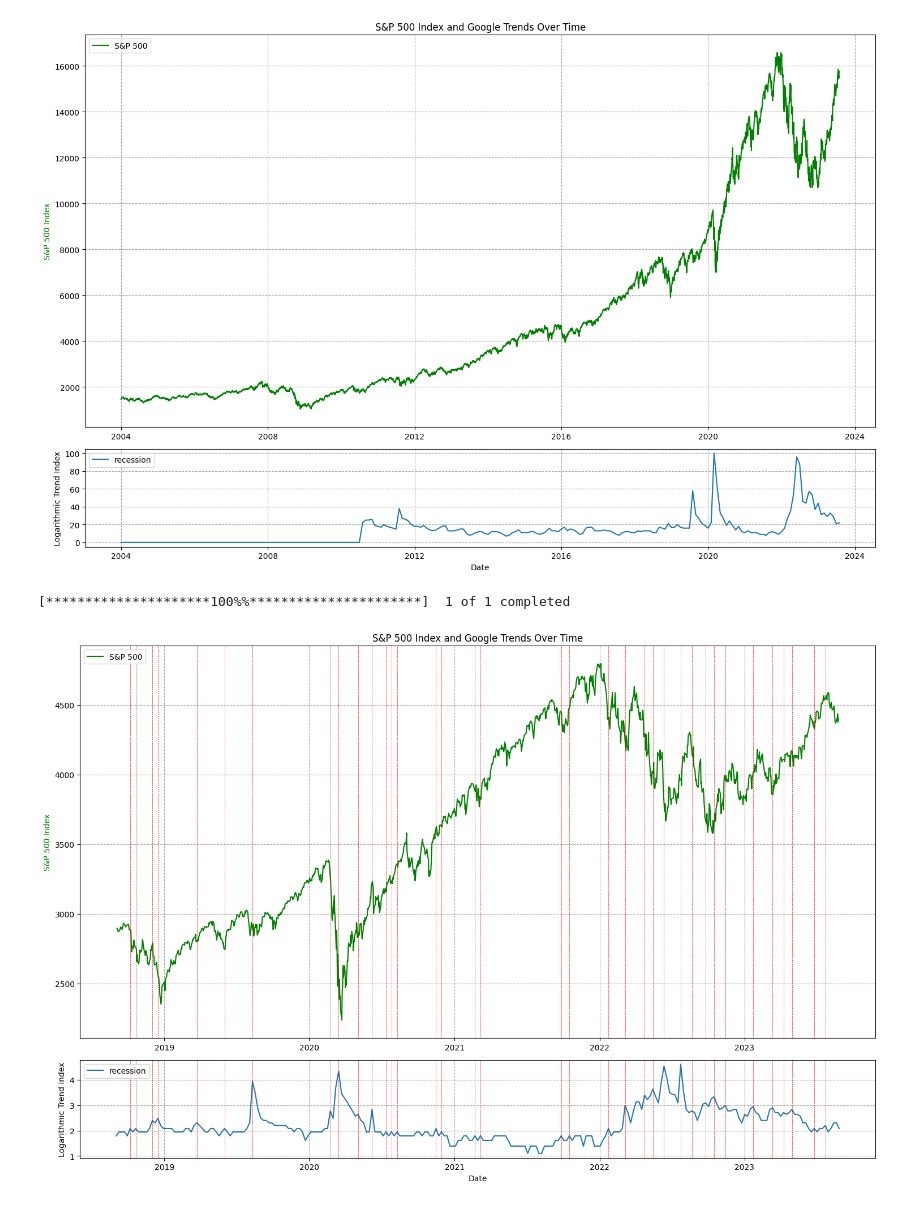
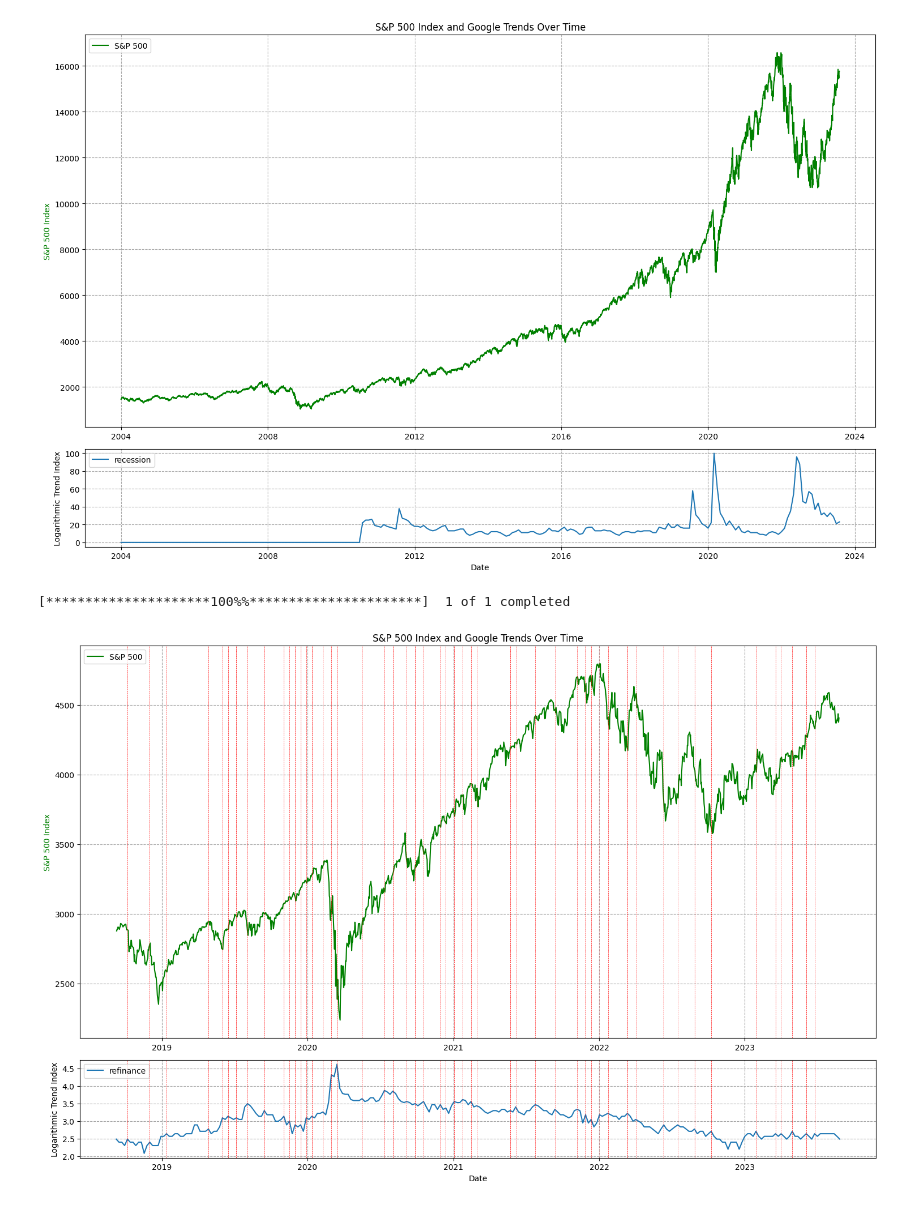
Before and after one commit to luisgdelafuente/google-trends, a Jupyter notebook: the R index.ipynb, the cells around one changed output. Saved outputs shown, nothing was run; the diff lists cells and outputs as text; code cells hidden in the pictures.

```diff
--- a/the R index.ipynb
+++ b/the R index.ipynb
@@ -208,7 +208,7 @@ import matplotlib.gridspec as gridspec
 pytrends = TrendReq()
 
 # Set the keywords to search for
-keywords = ["recession"]
+keywords = ["refinance"]
 
 # Set the time,"frame for the search to "all"
 timeframe = "today 5-y"
@@ -238,31 +238,31 @@ ax1.set_title('S&P 500 Index and Google Trends Over Time')
 ax1.legend(loc="upper left")
 ax1.grid(True, which="both", ls="--", c='0.65')
 
 
 # Find local maxima
 # Compare each point with its neighbors
 local_maxima = (interest_over_time[keywords[0]] > interest_over_time[keywords[0]].shift(1)) & \
                (interest_over_time[keywords[0]] > interest_over_time[keywords[0]].shift(-1))
 
 # Plot Google Trends data on the bottom subplot
 ax2 = plt.subplot(gs[1], sharex=ax1)
 for keyword in keywords:
     ax2.plot(interest_over_time.index, interest_over_time[keyword], label=keyword)
 
 # Add thin red vertical lines at local maxima
 for date, is_max in zip(interest_over_time.index, local_maxima):
     if is_max:
         ax1.axvline(date, color='r', linestyle='--', linewidth=0.5)
         ax2.axvline(date, color='r', linestyle='--', linewidth=0.5)
 
 ax2.set_xlabel('Date')
 ax2.set_ylabel('Logarithmic Trend Index')
 ax2.legend(loc="upper left")
 ax2.grid(True, which="both", ls="--", c='0.65')
 
 # Adjust the layout
 plt.tight_layout()
 plt.show()
 # %% [output]
 [*********************100%%**********************]  1 of 1 completed
-[figure, old version]
+[figure, new version]
```
Also changed, not shown: 4 other files.
